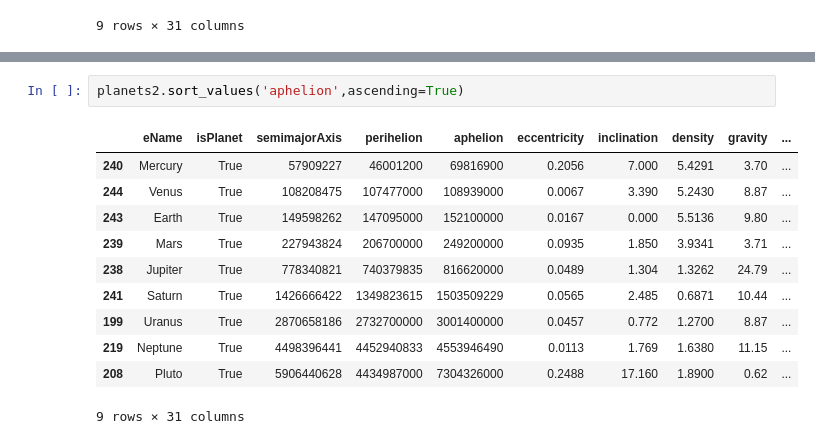
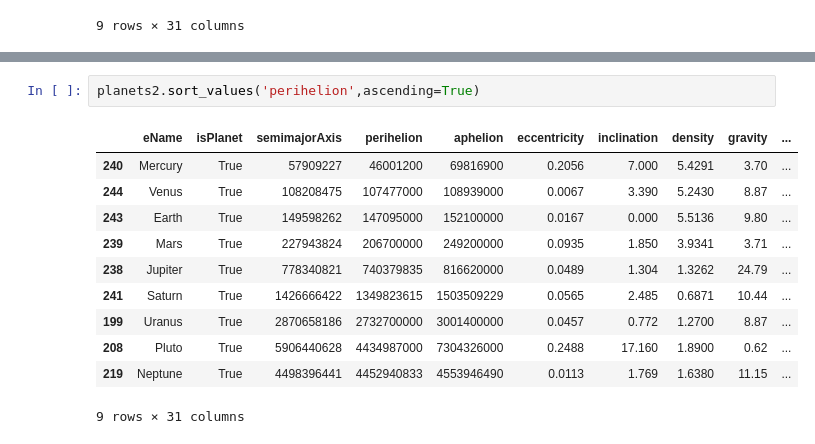
Before and after one commit to GuadaHub/SolarSystem, a Jupyter notebook: EDA.ipynb, the cells around one changed output, grey strips where cells are left out. Cells and saved outputs as stored; diff of their text form.

```diff
--- a/EDA.ipynb
+++ b/EDA.ipynb
@@ -136,14 +139,14 @@ plt.show()
 # %%
-planets2.sort_values('aphelion',ascending=True)
+planets2.sort_values('perihelion',ascending=True)
 # %% [output]
 |  | eName | isPlanet | semimajorAxis | perihelion | aphelion | eccentricity | inclination | density | gravity | ... |
 | 240 | Mercury | True | 57909227 | 46001200 | 69816900 | 0.2056 | 7.000 | 5.4291 | 3.70 | ... |
 | 244 | Venus | True | 108208475 | 107477000 | 108939000 | 0.0067 | 3.390 | 5.2430 | 8.87 | ... |
 | 243 | Earth | True | 149598262 | 147095000 | 152100000 | 0.0167 | 0.000 | 5.5136 | 9.80 | ... |
 | 239 | Mars | True | 227943824 | 206700000 | 249200000 | 0.0935 | 1.850 | 3.9341 | 3.71 | ... |
 | 238 | Jupiter | True | 778340821 | 740379835 | 816620000 | 0.0489 | 1.304 | 1.3262 | 24.79 | ... |
 | 241 | Saturn | True | 1426666422 | 1349823615 | 1503509229 | 0.0565 | 2.485 | 0.6871 | 10.44 | ... |
 | 199 | Uranus | True | 2870658186 | 2732700000 | 3001400000 | 0.0457 | 0.772 | 1.2700 | 8.87 | ... |
+| 208 | Pluto | True | 5906440628 | 4434987000 | 7304326000 | 0.2488 | 17.160 | 1.8900 | 0.62 | ... |
 | 219 | Neptune | True | 4498396441 | 4452940833 | 4553946490 | 0.0113 | 1.769 | 1.6380 | 11.15 | ... |
-| 208 | Pluto | True | 5906440628 | 4434987000 | 7304326000 | 0.2488 | 17.160 | 1.8900 | 0.62 | ... |
 9 rows × 31 columns
```
Also changed, not shown: parts of 8 cells of this notebook, 1 other file.
